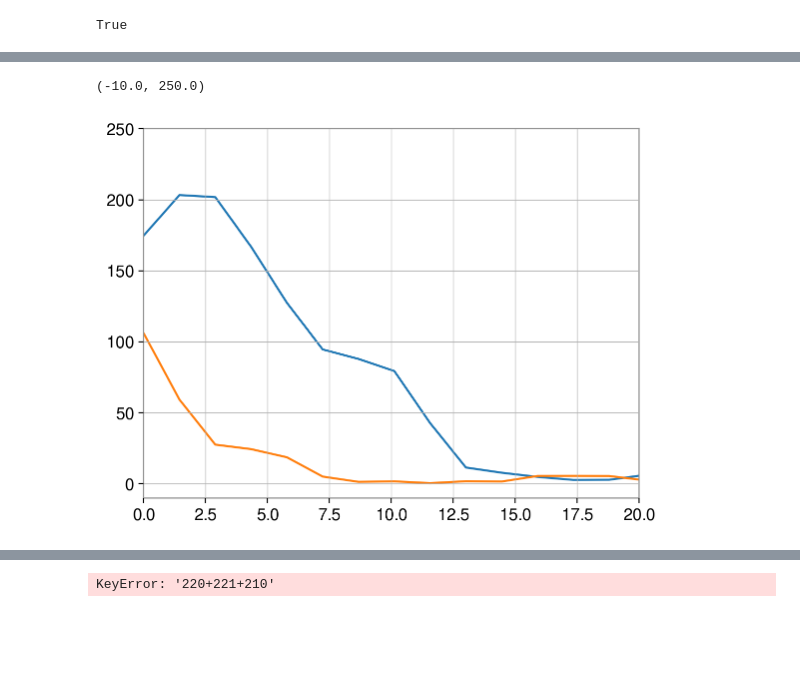
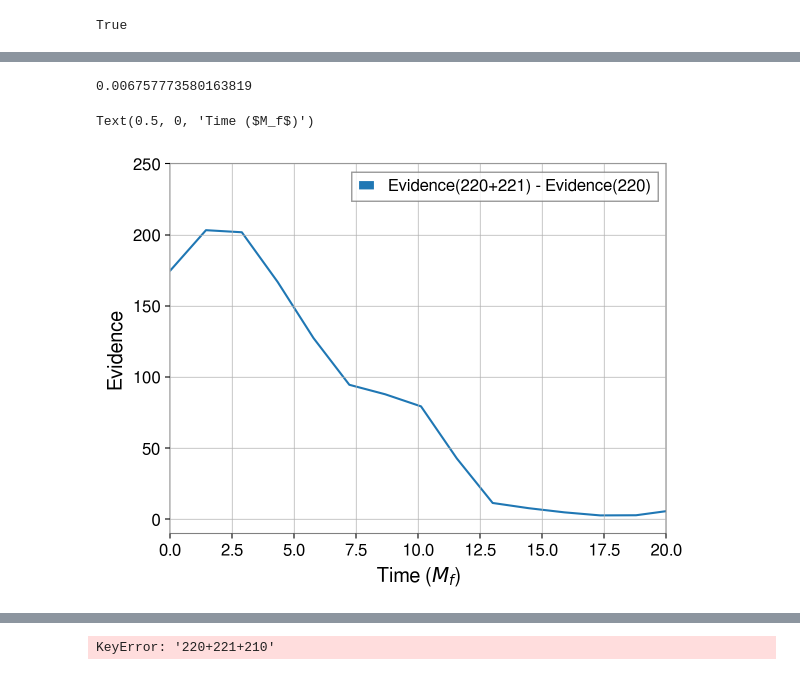
Before and after one commit to Lu-Neil/qnm_filter, a Jupyter notebook: code_demo/Systematics/Viewing systematics cluster results.ipynb, the cells around one changed output, grey strips where cells are left out. Saved outputs shown, nothing was run; the diff lists cells and outputs as text; code cells hidden in the pictures; blank space fills up the shorter version.

```diff
--- a/code_demo/Systematics/Viewing systematics cluster results.ipynb
+++ b/code_demo/Systematics/Viewing systematics cluster results.ipynb
@@ -92,0 +144,4 @@ pl.legend()
+# %%
+20*mass_unit
+# %% [output]
+0.006757773580163819
@@ -93,8 +150,11 @@ pl.legend()
 # %%
-pl.plot(time['220'], evidence['220+221'] - evidence['220'])
-pl.plot(time['220'], evidence['220+221+222'] - evidence['220+221'])
+pl.plot(time['220'], evidence['220+221'] - evidence['220'], label = "Evidence(220+221) - Evidence(220)")
+# pl.plot(time['220'], evidence['220+221+222'] - evidence['220+221'])
 pl.xlim(0, 20)
 pl.ylim(-10, 250)
+pl.legend()
+pl.ylabel('Evidence')
+pl.xlabel("Time ($M_f$)")
 # %% [output]
-(-10.0, 250.0)
+Text(0.5, 0, 'Time ($M_f$)')
-[figure, old version]
+[figure, new version]
```
Also changed, not shown: parts of 12 cells of this notebook, 2 other files.
